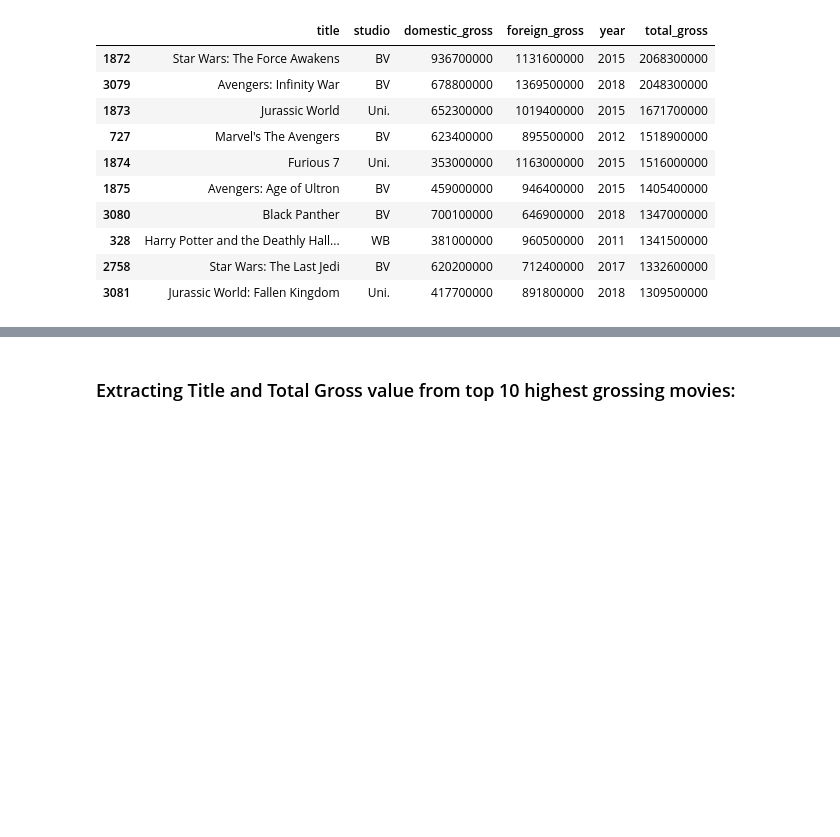
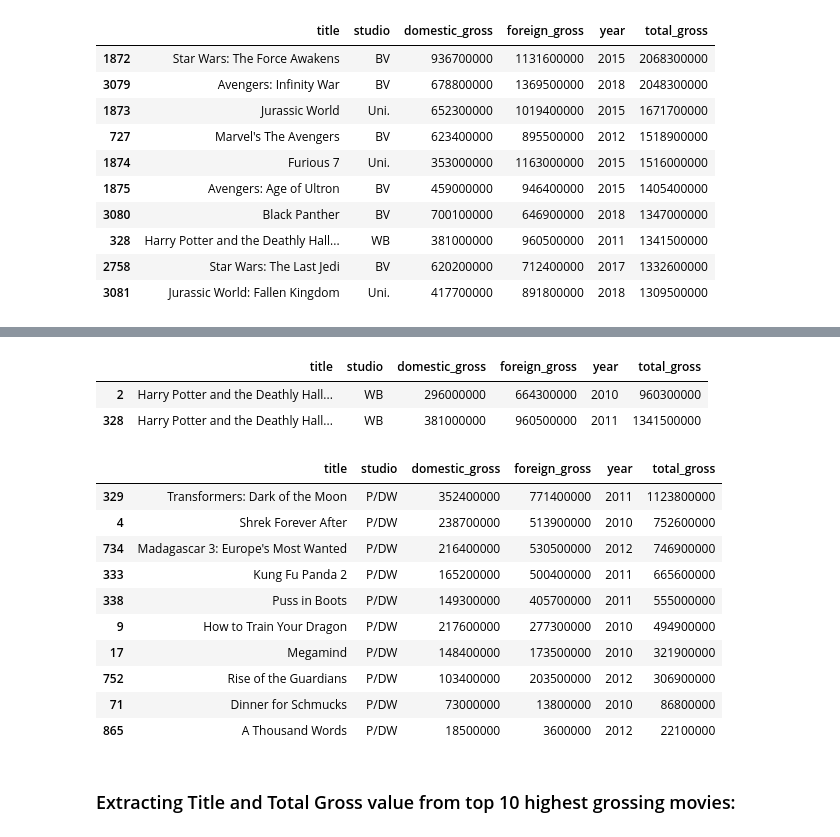
Before and after one commit to epradojr/Microsoft-Movie-Studio-Business-Proposition, a Jupyter notebook: dsc-phase1-project-marcelo.ipynb, the cells around one changed output, grey strips where cells are left out. Cells and saved outputs as stored; diff of their text form; code cells hidden in the pictures; blank space fills up the shorter version.

```diff
--- a/dsc-phase1-project-marcelo.ipynb
+++ b/dsc-phase1-project-marcelo.ipynb
@@ -182,3 +196,23 @@ gross_df.sort_values(by='total_gross', ascending=False)[:10]
+# %%
+gross_df[gross_df['title'].str.contains('Harry Potter')]
+# %% [output]
+|  | title | studio | domestic_gross | foreign_gross | year | total_gross |
+| 2 | Harry Potter and the Deathly Hall... | WB | 296000000 | 664300000 | 2010 | 960300000 |
+| 328 | Harry Potter and the Deathly Hall... | WB | 381000000 | 960500000 | 2011 | 1341500000 |
+# %%
+gross_df[gross_df['studio'].str.contains('DW')].sort_values(by=['total_gross'], ascending=False)[:30]
+# %% [output]
+|  | title | studio | domestic_gross | foreign_gross | year | total_gross |
+| 329 | Transformers: Dark of the Moon | P/DW | 352400000 | 771400000 | 2011 | 1123800000 |
+| 4 | Shrek Forever After | P/DW | 238700000 | 513900000 | 2010 | 752600000 |
+| 734 | Madagascar 3: Europe's Most Wanted | P/DW | 216400000 | 530500000 | 2012 | 746900000 |
+| 333 | Kung Fu Panda 2 | P/DW | 165200000 | 500400000 | 2011 | 665600000 |
+| 338 | Puss in Boots | P/DW | 149300000 | 405700000 | 2011 | 555000000 |
+| 9 | How to Train Your Dragon | P/DW | 217600000 | 277300000 | 2010 | 494900000 |
+| 17 | Megamind | P/DW | 148400000 | 173500000 | 2010 | 321900000 |
+| 752 | Rise of the Guardians | P/DW | 103400000 | 203500000 | 2012 | 306900000 |
+| 71 | Dinner for Schmucks | P/DW | 73000000 | 13800000 | 2010 | 86800000 |
+| 865 | A Thousand Words | P/DW | 18500000 | 3600000 | 2012 | 22100000 |
 # %% [markdown]
 ### Extracting Title and Total Gross value from top 10 highest grossing movies:
 # %%
```
Also changed, not shown: parts of 5 cells of this notebook.
